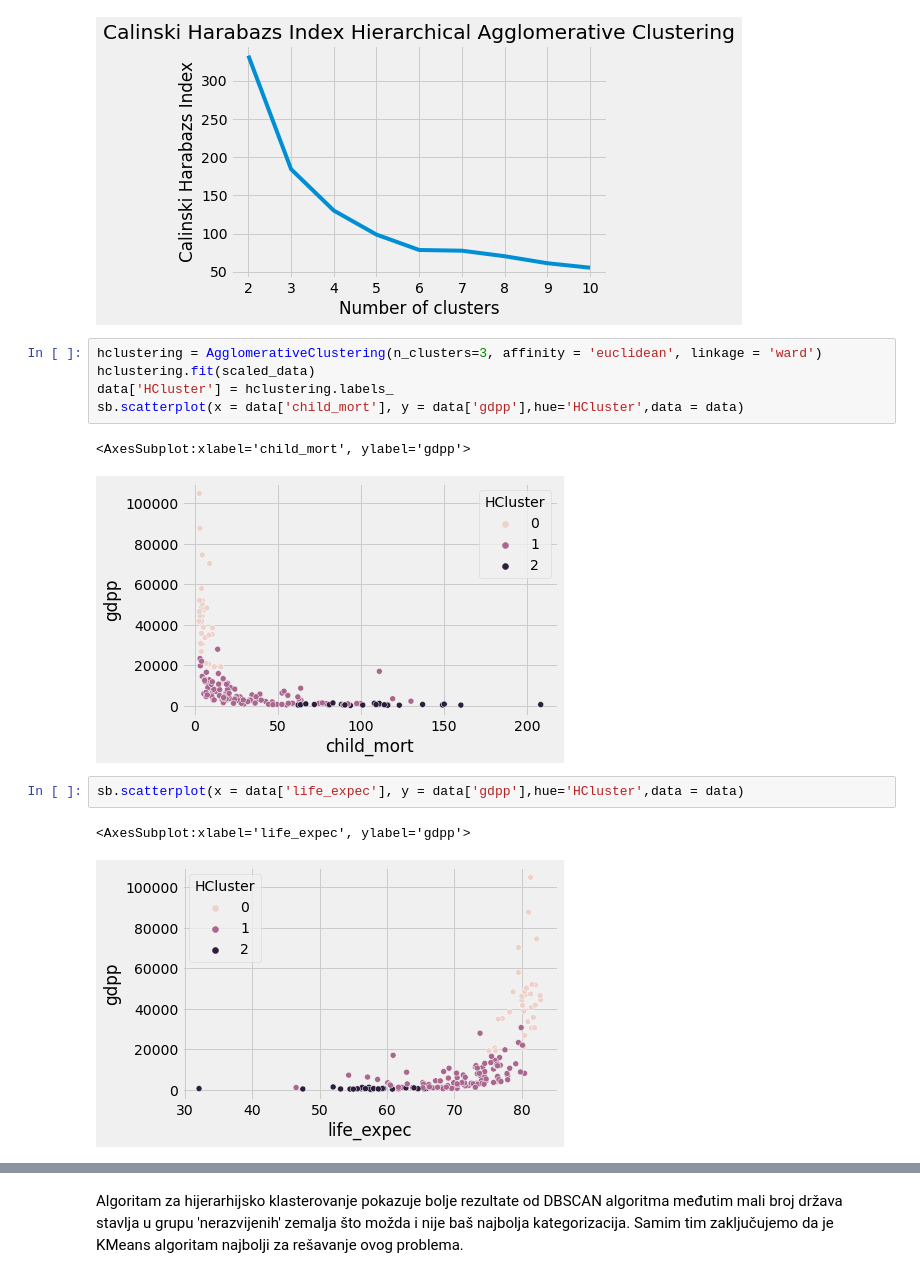
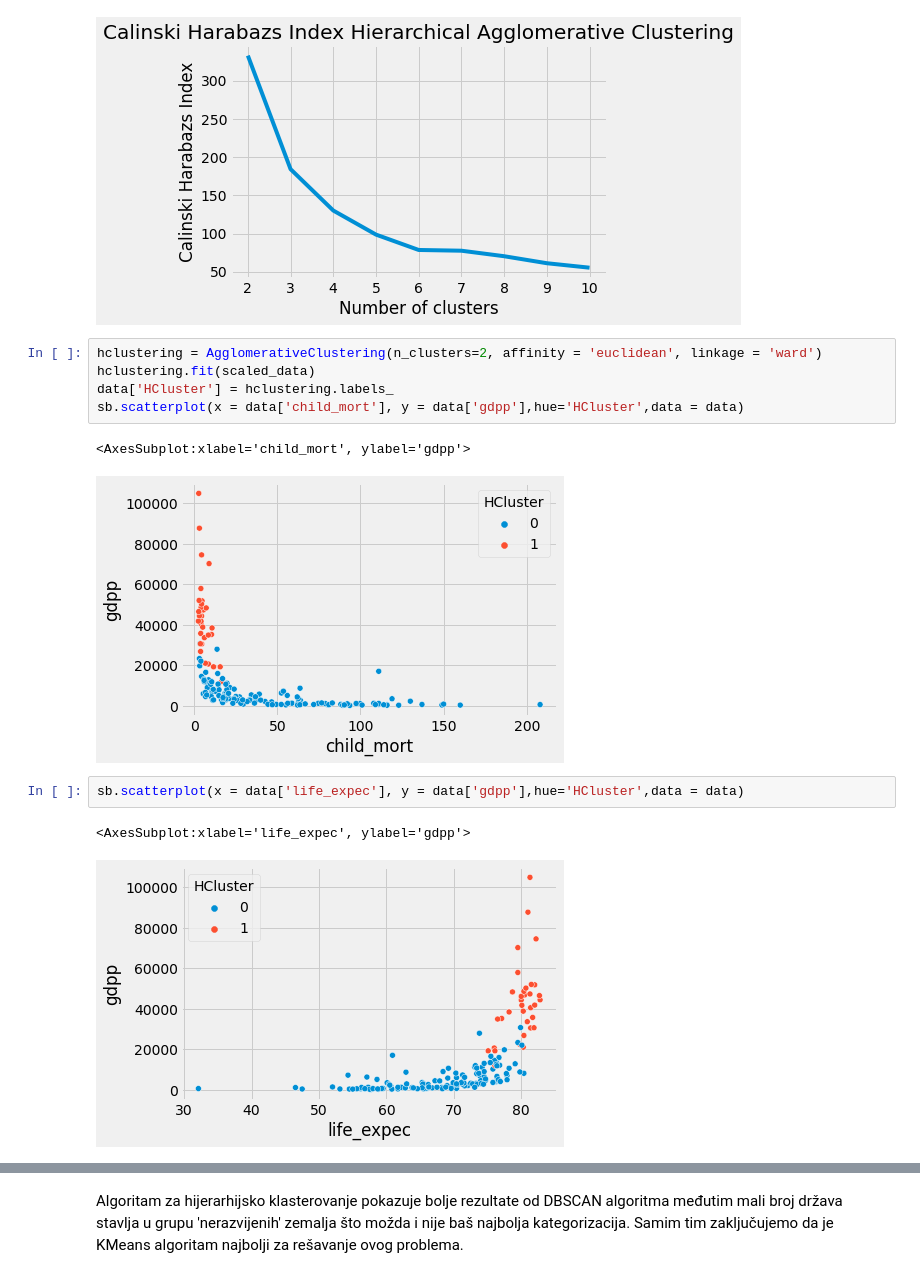
Before and after one commit to j-juric/CountryDevelopmentClustering, a Jupyter notebook: Clustering.ipynb, the cells around one changed output, grey strips where cells are left out. Saved outputs shown, nothing was run; the diff lists cells and outputs as text.

```diff
--- a/Clustering.ipynb
+++ b/Clustering.ipynb
@@ -299,18 +299,18 @@ plt.show()
 # %% [output]
 [figure]
 # %%
-hclustering = AgglomerativeClustering(n_clusters=3, affinity = 'euclidean', linkage = 'ward')
+hclustering = AgglomerativeClustering(n_clusters=2, affinity = 'euclidean', linkage = 'ward')
 hclustering.fit(scaled_data)
 data['HCluster'] = hclustering.labels_
 sb.scatterplot(x = data['child_mort'], y = data['gdpp'],hue='HCluster',data = data)
 # %% [output]
 <AxesSubplot:xlabel='child_mort', ylabel='gdpp'>
-[figure, old version]
+[figure, new version]
 # %%
 sb.scatterplot(x = data['life_expec'], y = data['gdpp'],hue='HCluster',data = data)
 # %% [output]
 <AxesSubplot:xlabel='life_expec', ylabel='gdpp'>
-[figure, old version]
+[figure, new version]
 # %%
 sb.scatterplot(x = data['inflation'], y = data['gdpp'],hue='HCluster',data = data)
 # %% [output]
```
Also changed, not shown: parts of 9 cells of this notebook.
